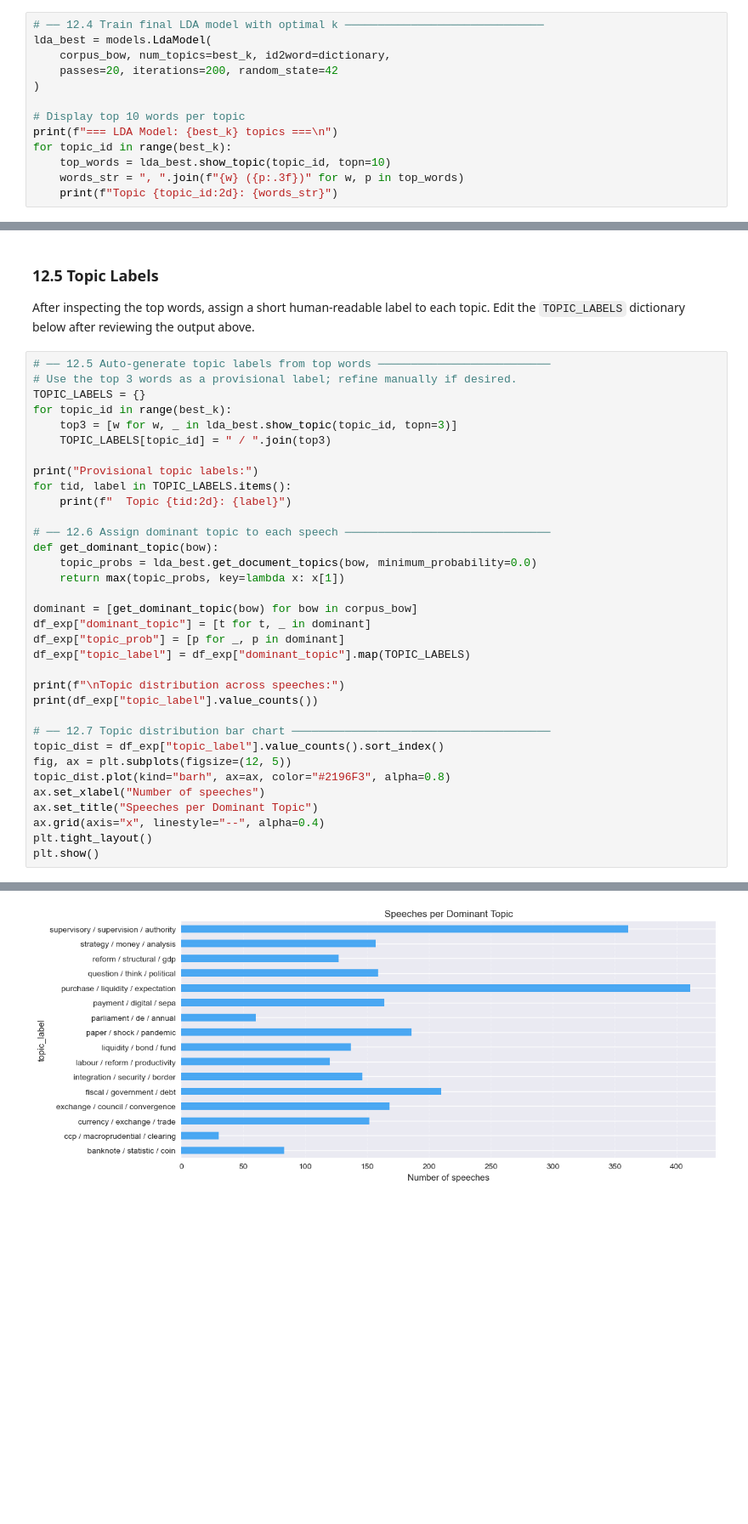
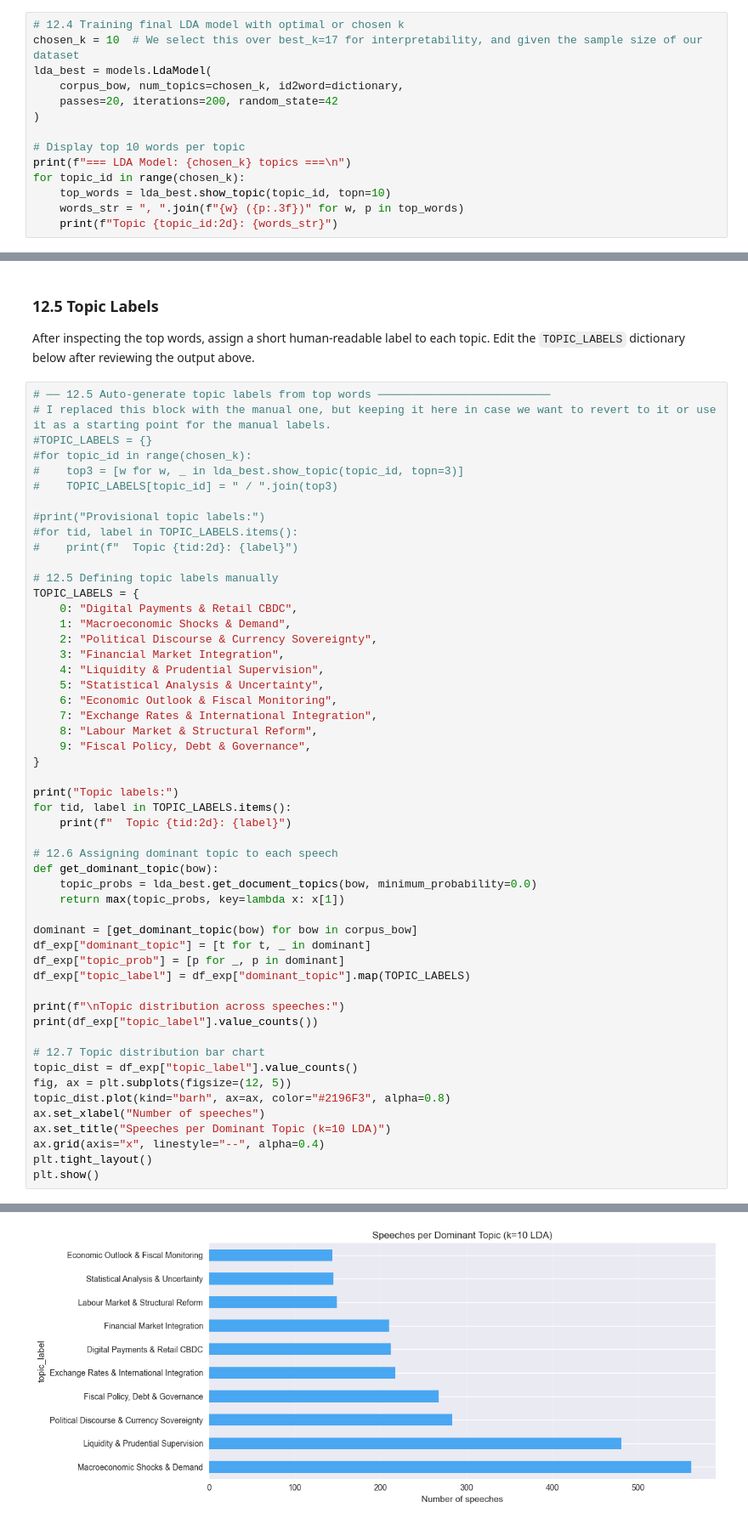
Before and after one commit to maximiliansteinecon/NLP_ECB_SPEECHES, a Jupyter notebook: ecb_speeches_full_project.ipynb, the cells around one changed output, grey strips where cells are left out. Shown at 85% size. Cells and saved outputs as stored; diff of their text form; blank space fills up the shorter version.

```diff
--- a/ecb_speeches_full_project.ipynb
+++ b/ecb_speeches_full_project.ipynb
@@ -1189,13 +1189,14 @@ Optimal k = 16 with coherence = 0.5599
 # %%
-# ── 12.4 Train final LDA model with optimal k ──────────────────────────────
+# 12.4 Training final LDA model with optimal or chosen k
+chosen_k = 10  # We select this over best_k=17 for interpretability, and given the sample size of our dataset
 lda_best = models.LdaModel(
-    corpus_bow, num_topics=best_k, id2word=dictionary,
+    corpus_bow, num_topics=chosen_k, id2word=dictionary,
     passes=20, iterations=200, random_state=42
 )
 
 # Display top 10 words per topic
-print(f"=== LDA Model: {best_k} topics ===\n")
-for topic_id in range(best_k):
+print(f"=== LDA Model: {chosen_k} topics ===\n")
+for topic_id in range(chosen_k):
     top_words = lda_best.show_topic(topic_id, topn=10)
     words_str = ", ".join(f"{w} ({p:.3f})" for w, p in top_words)
     print(f"Topic {topic_id:2d}: {words_str}")
@@ -1224,17 +1219,35 @@ Topic 15: exchange (0.013), council (0.012), convergence (0.009), govern (0.009)
 After inspecting the top words, assign a short human-readable label to each topic. Edit the `TOPIC_LABELS` dictionary below after reviewing the output above.
 # %%
 # ── 12.5 Auto-generate topic labels from top words ──────────────────────────
-# Use the top 3 words as a provisional label; refine manually if desired.
-TOPIC_LABELS = {}
-for topic_id in range(best_k):
-    top3 = [w for w, _ in lda_best.show_topic(topic_id, topn=3)]
-    TOPIC_LABELS[topic_id] = " / ".join(top3)
+# I replaced this block with the manual one, but keeping it here in case we want to revert to it or use it as a starting point for the manual labels.
+#TOPIC_LABELS = {}
+#for topic_id in range(chosen_k):
+#    top3 = [w for w, _ in lda_best.show_topic(topic_id, topn=3)]
+#    TOPIC_LABELS[topic_id] = " / ".join(top3)
 
-print("Provisional topic labels:")
+#print("Provisional topic labels:")
+#for tid, label in TOPIC_LABELS.items():
+#    print(f"  Topic {tid:2d}: {label}")
+
+# 12.5 Defining topic labels manually
+TOPIC_LABELS = {
+    0: "Digital Payments & Retail CBDC",
+    1: "Macroeconomic Shocks & Demand",
+    2: "Political Discourse & Currency Sovereignty",
+    3: "Financial Market Integration",
+    4: "Liquidity & Prudential Supervision",
+    5: "Statistical Analysis & Uncertainty",
+    6: "Economic Outlook & Fiscal Monitoring",
+    7: "Exchange Rates & International Integration",
+    8: "Labour Market & Structural Reform",
+    9: "Fiscal Policy, Debt & Governance",
+}
+
+print("Topic labels:")
 for tid, label in TOPIC_LABELS.items():
     print(f"  Topic {tid:2d}: {label}")
 
-# ── 12.6 Assign dominant topic to each speech ───────────────────────────────
+# 12.6 Assigning dominant topic to each speech
 def get_dominant_topic(bow):
     topic_probs = lda_best.get_document_topics(bow, minimum_probability=0.0)
     return max(topic_probs, key=lambda x: x[1])
@@ -1247,12 +1260,12 @@ df_exp["topic_label"] = df_exp["dominant_topic"].map(TOPIC_LABELS)
 print(f"\nTopic distribution across speeches:")
 print(df_exp["topic_label"].value_counts())
 
-# ── 12.7 Topic distribution bar chart ───────────────────────────────────────
-topic_dist = df_exp["topic_label"].value_counts().sort_index()
+# 12.7 Topic distribution bar chart
+topic_dist = df_exp["topic_label"].value_counts()
 fig, ax = plt.subplots(figsize=(12, 5))
 topic_dist.plot(kind="barh", ax=ax, color="#2196F3", alpha=0.8)
 ax.set_xlabel("Number of speeches")
-ax.set_title("Speeches per Dominant Topic")
+ax.set_title("Speeches per Dominant Topic (k=10 LDA)")
 ax.grid(axis="x", linestyle="--", alpha=0.4)
 plt.tight_layout()
 plt.show()
@@ -1276,3 +1289,3 @@ ccp / macroprudential / clearing          30
 Name: count, dtype: int64
-[figure, old version]
+[figure, new version]
 # %%
```
Also changed, not shown: parts of 5 cells of this notebook.
